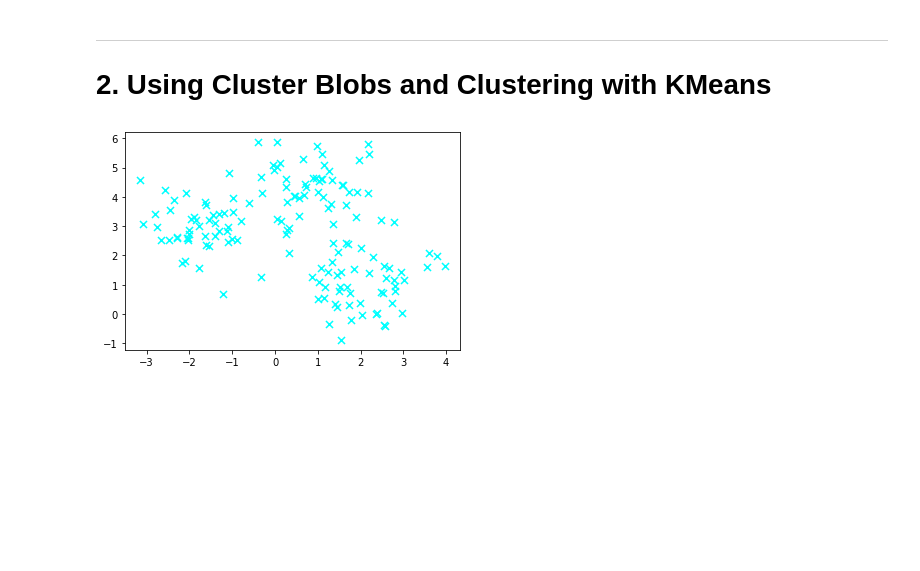
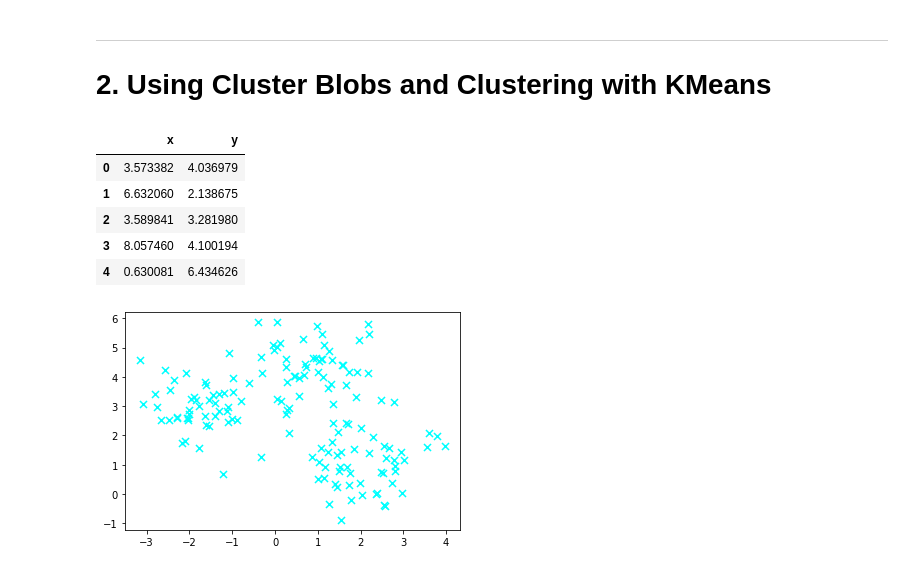
Before and after one commit to HarshitCodex/WSN-Clustering, a Jupyter notebook: wsn_clustering.ipynb, the cells around one changed output. Cells and saved outputs as stored; diff of their text form; code cells hidden in the pictures; blank space fills up the shorter version.

Commit message:
add: dataset and clustering

```diff
--- a/wsn_clustering.ipynb
+++ b/wsn_clustering.ipynb
@@ -136,6 +137,16 @@ Cluster 19 Inertia 61.04694880963729
 # %% [markdown]
 ---
 # 2. Using Cluster Blobs and Clustering with KMeans
+# %%
+df = pd.read_csv("rand_dataset.csv")
+df.head()
+# %% [output]
+|  | x | y |
+| 0 | 3.573382 | 4.036979 |
+| 1 | 6.632060 | 2.138675 |
+| 2 | 3.589841 | 3.281980 |
+| 3 | 8.057460 | 4.100194 |
+| 4 | 0.630081 | 6.434626 |
 # %%
 #sample wsn points
 X,y = make_blobs(
```
Also changed, not shown: parts of 2 cells of this notebook, 14 other files.
